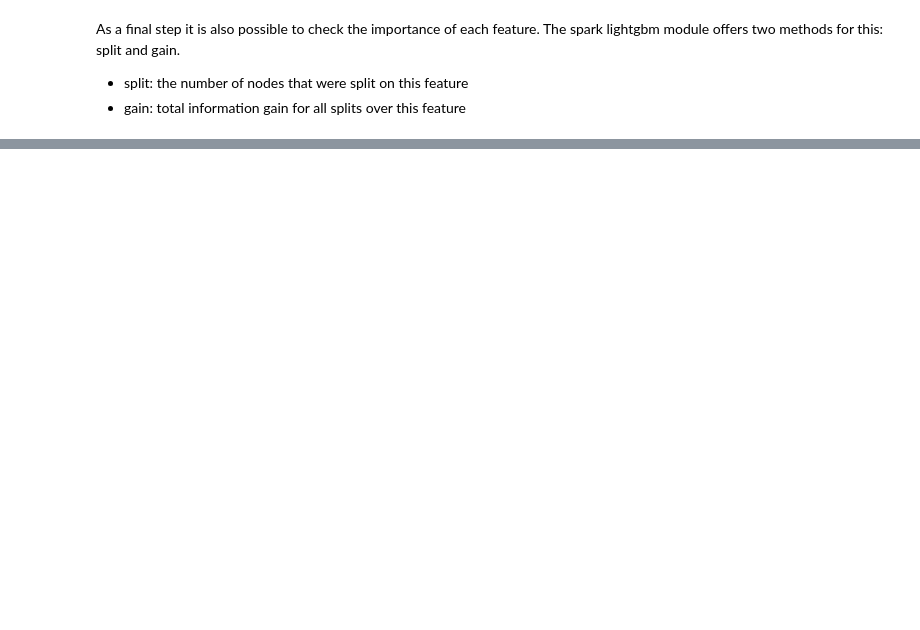
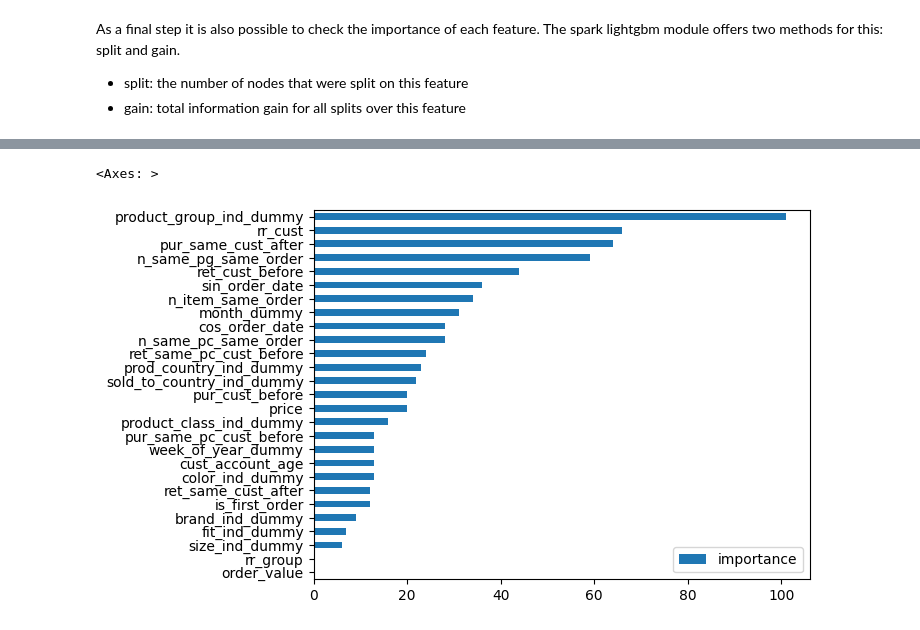
Before and after one commit to JeanLuc-Oudshoorn/NMV, a Jupyter notebook: nmv_model_in_pyspark.ipynb, the cells around one changed output, grey strips where cells are left out. Cells and saved outputs as stored; diff of their text form; code cells hidden in the pictures; blank space fills up the shorter version.

```diff
--- a/nmv_model_in_pyspark.ipynb
+++ b/nmv_model_in_pyspark.ipynb
@@ -658,0 +700,10 @@ importances.plot.barh()
+# %%
+split_importance = dict(zip(va.getInputCols(), lgbm.getFeatureImportances(importance_type = 'split')))
+
+split_importance = pd.DataFrame.from_dict(split_importance, orient='index', columns = ['importance'])
+split_importance = split_importance.sort_values('importance', ascending = True)
+
+split_importance.plot.barh()
+# %% [output]
+<Axes: >
+[figure, added]
```
Also changed, not shown: parts of 9 cells of this notebook.
